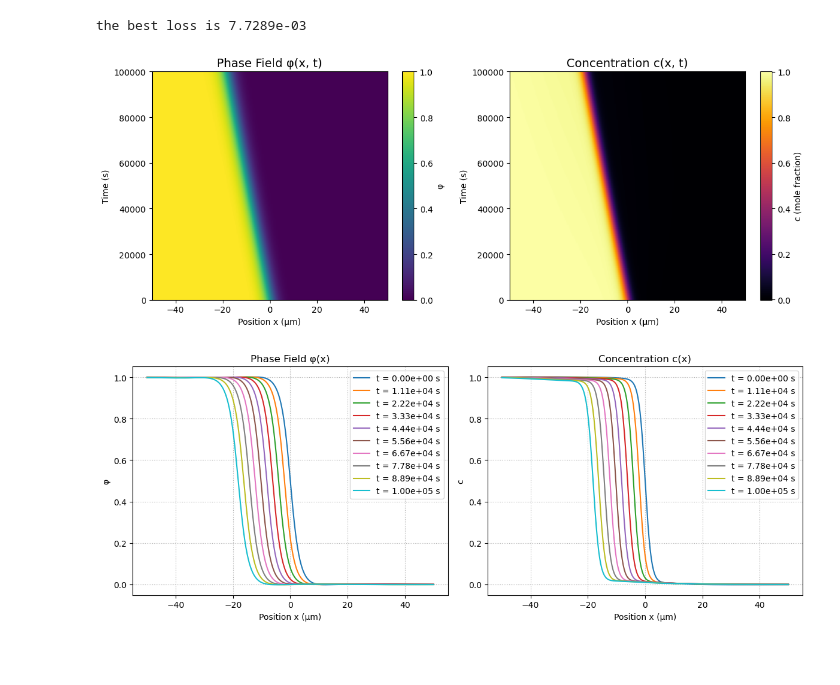
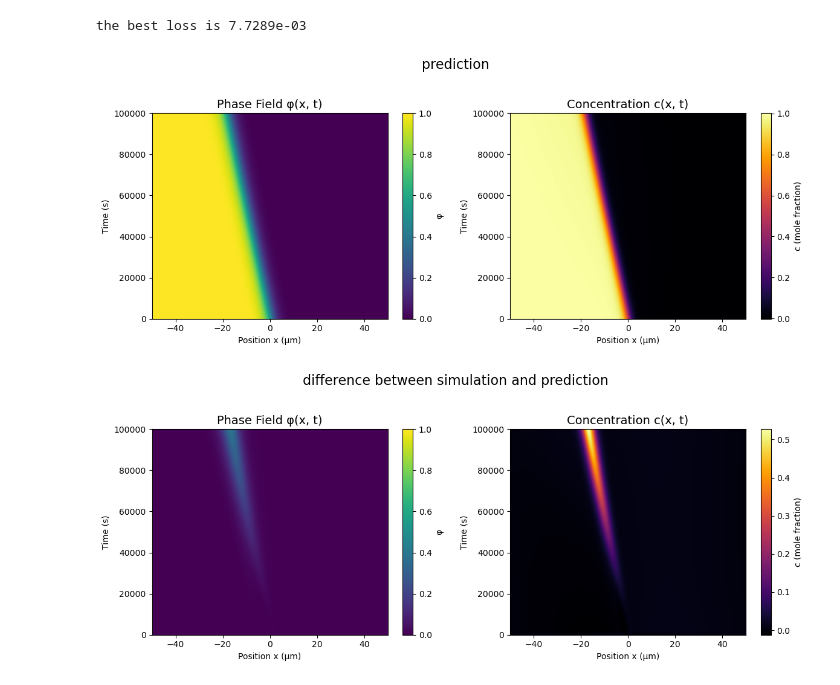
Before and after one commit to Fangkoukou/Jax-Implementation-of-PF-PINN, a Jupyter notebook: train.ipynb, the cells around one changed output. Saved outputs shown, nothing was run; the diff lists cells and outputs as text; code cells hidden in the pictures; blank space fills up the shorter version.

```diff
--- a/train.ipynb
+++ b/train.ipynb
@@ -184,8 +184,10 @@ model_final = eqx.combine(best_params, static)
 the best loss is 7.7289e-03
 # %%
 P_pred, C_pred = model_final.validation(x_validate*x_coef,t_validate*t_coef)
-pde.draw_heatmap(x_validate, t_validate, C_pred, P_pred)
-pde.draw_profiles(x_validate, t_validate, C_pred, P_pred)
+pde.draw_heatmap(x_validate, t_validate, C_pred, P_pred, suptitle = "prediction")
 # %% [output]
-[figure, old version]
+[figure, new version]
-[figure, removed]
+# %%
+pde.draw_heatmap(x_validate, t_validate, C_validate-C_pred, P_validate-P_pred, suptitle = "difference between simulation and prediction")
+# %% [output]
+[figure, added]
```
Also changed, not shown: parts of 1 cell of this notebook.
